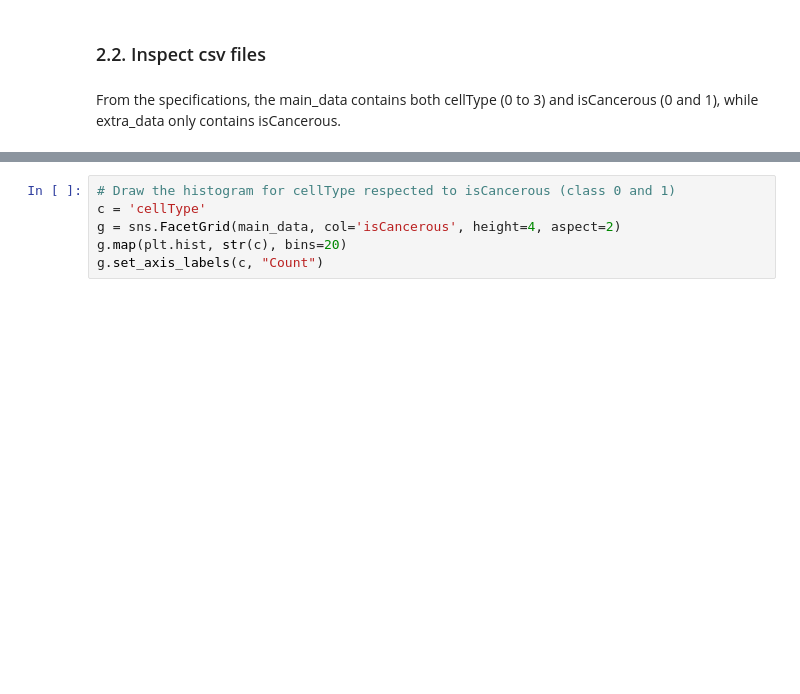
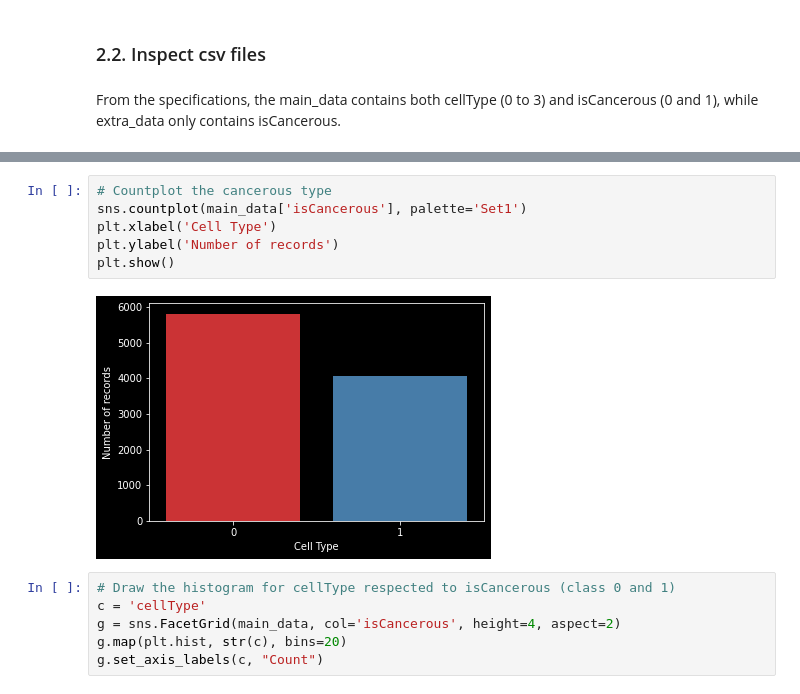
Before and after one commit to pcminh0505/ML, a Jupyter notebook: Asm/ASM2/COSC2753 - Assignment 2 - MK Sapiens.ipynb, the cells around one changed output, grey strips where cells are left out. Cells and saved outputs as stored; diff of their text form; blank space fills up the shorter version.

```diff
--- a/Asm/ASM2/COSC2753 - Assignment 2 - MK Sapiens.ipynb
+++ b/Asm/ASM2/COSC2753 - Assignment 2 - MK Sapiens.ipynb
@@ -84,3 +92,11 @@ From the specifications, the main_data contains both cellType (0 to 3) and isCan
+# %%
+# Countplot the cancerous type
+sns.countplot(main_data['isCancerous'], palette='Set1')
+plt.xlabel('Cell Type')
+plt.ylabel('Number of records')
+plt.show()
+# %% [output]
+[figure, added]
 # %%
 # Draw the histogram for cellType respected to isCancerous (class 0 and 1)
 c = 'cellType'
```
Also changed, not shown: parts of 14 cells of this notebook.
